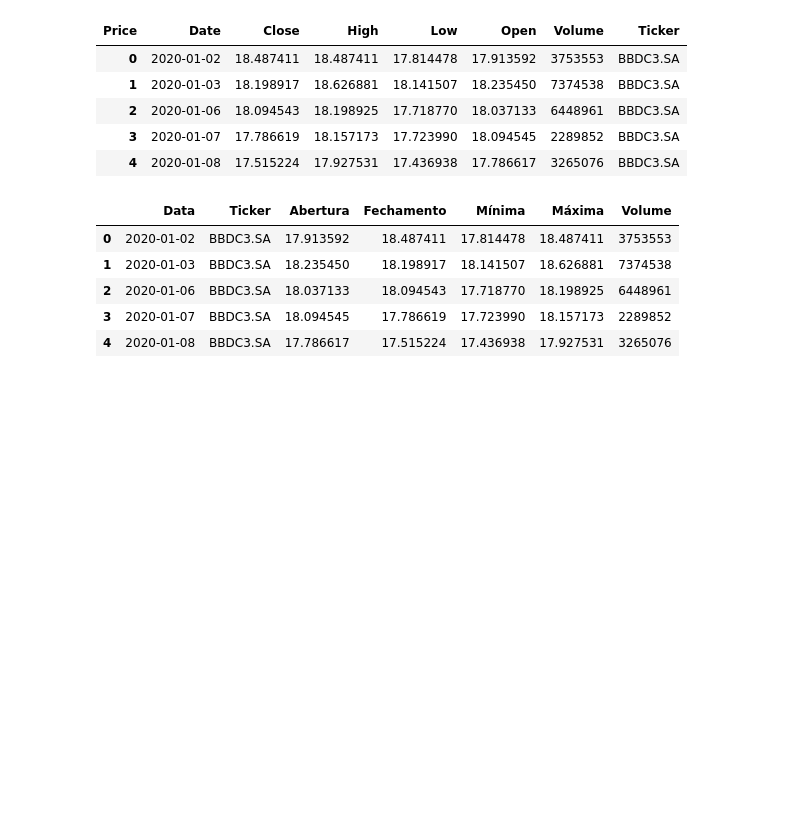
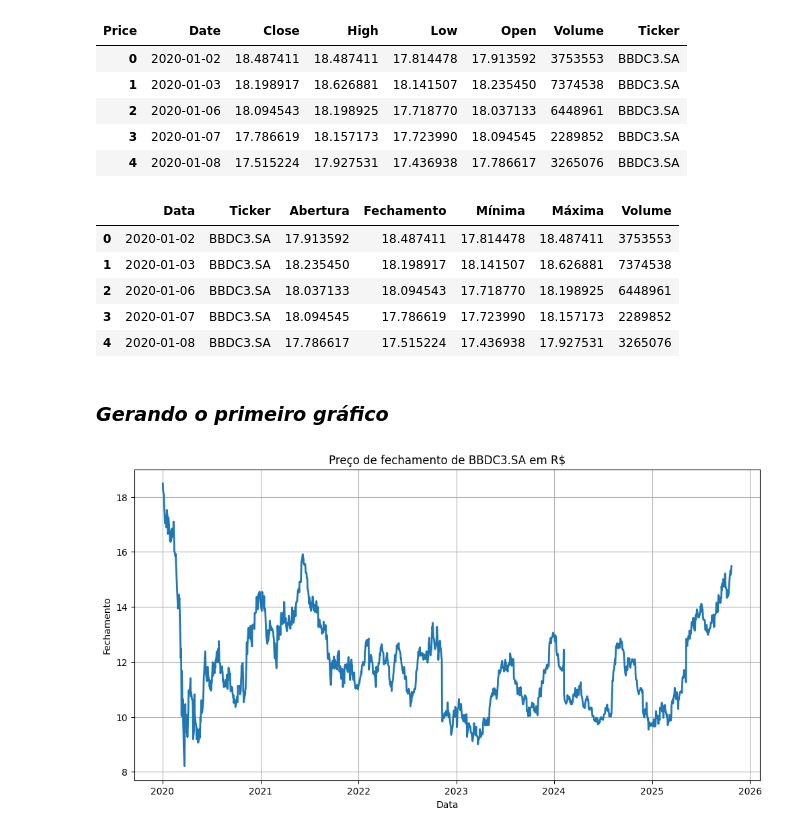
Before and after one commit to PortalDosDados/analise_financeira_python, a Jupyter notebook: main.ipynb, the cells around one changed output. Saved outputs shown, nothing was run; the diff lists cells and outputs as text; code cells hidden in the pictures; blank space fills up the shorter version.

```diff
--- a/main.ipynb
+++ b/main.ipynb
@@ -70,3 +70,13 @@ df.head()
 | 2 | 2020-01-06 | BBDC3.SA | 18.037133 | 18.094543 | 17.718770 | 18.198925 | 6448961 |
 | 3 | 2020-01-07 | BBDC3.SA | 18.094545 | 17.786619 | 17.723990 | 18.157173 | 2289852 |
 | 4 | 2020-01-08 | BBDC3.SA | 17.786617 | 17.515224 | 17.436938 | 17.927531 | 3265076 |
+# %% [markdown]
+### _Gerando o primeiro gráfico_
+# %%
+plt.figure(figsize=(12,6))
+sns.lineplot(x=df['Data'], y=df['Fechamento'], linewidth=2)
+plt.title(f'Preço de fechamento de {ticker} em R$')
+plt.grid()
+plt.show()
+# %% [output]
+[figure, added]
```
Also changed, not shown: parts of 1 cell of this notebook.
